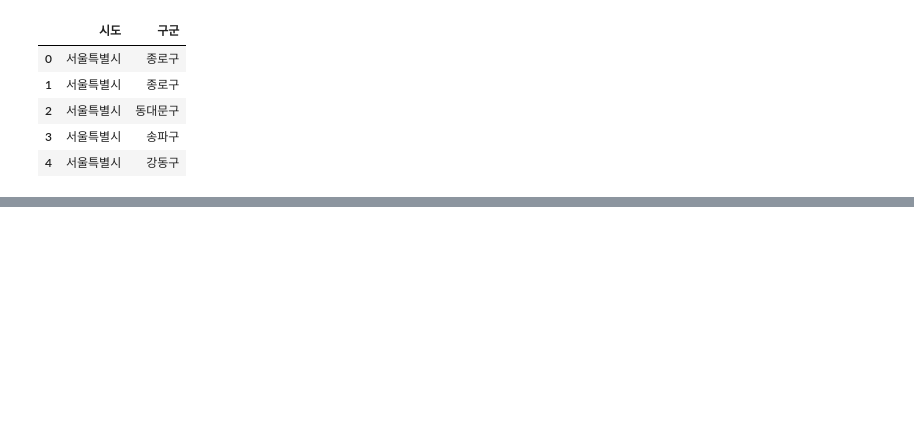
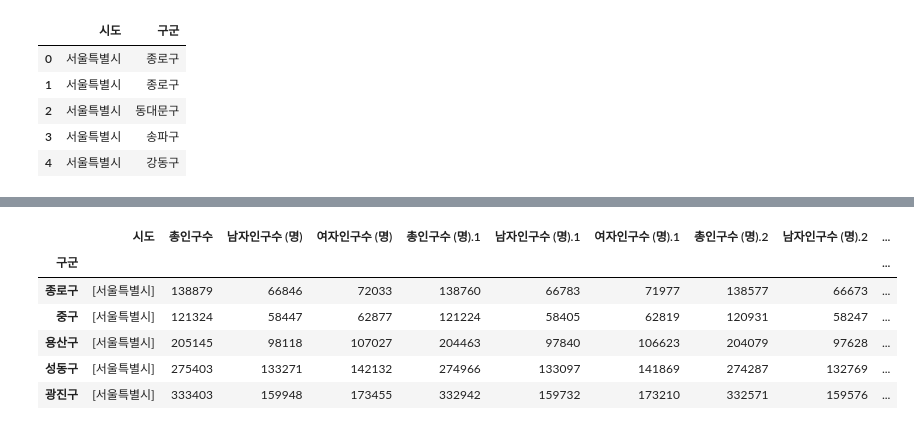
Before and after one commit to Graceyong1020/ai_work, a Jupyter notebook: bigdata/ch09_주소데이터분석.ipynb, the cells around one changed output, grey strips where cells are left out. Cells and saved outputs as stored; diff of their text form; code cells hidden in the pictures; blank space fills up the shorter version.

```diff
--- a/bigdata/ch09_주소데이터분석.ipynb
+++ b/bigdata/ch09_주소데이터분석.ipynb
@@ -106,0 +208,3 @@ addr.head()
+# %%
+population = pd.read_excel('data/행정구역_시군구_별__성별_인구수_2.xlsx')
+population.head()
@@ -106,0 +218,3 @@ addr.head()
+# %%
+population = population.rename(columns= {'행정구역(시군구)별(1)':'시도', '행정구역(시군구)별(2)':'구군', '총인구수 (명)':'총인구수'})
+population.head()
@@ -106,0 +228,3 @@ addr.head()
+# %%
+for element in range(0,len(population)):
+    population['시도'][element] = population['시도'][element].split()
@@ -106,0 +249,13 @@ addr.head()
+# %%
+population=population[population.구군 != '소계']
+# %%
+population = population.set_index('구군')
+population.head()
+# %% [output]
+|  | 시도 | 총인구수 | 남자인구수 (명) | 여자인구수 (명) | 총인구수 (명).1 | 남자인구수 (명).1 | 여자인구수 (명).1 | 총인구수 (명).2 | 남자인구수 (명).2 | ... |
+| 구군 |  |  |  |  |  |  |  |  |  | ... |
+| 종로구 | [서울특별시] | 138879 | 66846 | 72033 | 138760 | 66783 | 71977 | 138577 | 66673 | ... |
+| 중구 | [서울특별시] | 121324 | 58447 | 62877 | 121224 | 58405 | 62819 | 120931 | 58247 | ... |
+| 용산구 | [서울특별시] | 205145 | 98118 | 107027 | 204463 | 97840 | 106623 | 204079 | 97628 | ... |
+| 성동구 | [서울특별시] | 275403 | 133271 | 142132 | 274966 | 133097 | 141869 | 274287 | 132769 | ... |
+| 광진구 | [서울특별시] | 333403 | 159948 | 173455 | 332942 | 159732 | 173210 | 332571 | 159576 | ... |
```
Also changed, not shown: parts of 18 cells of this notebook, 4 other files.
